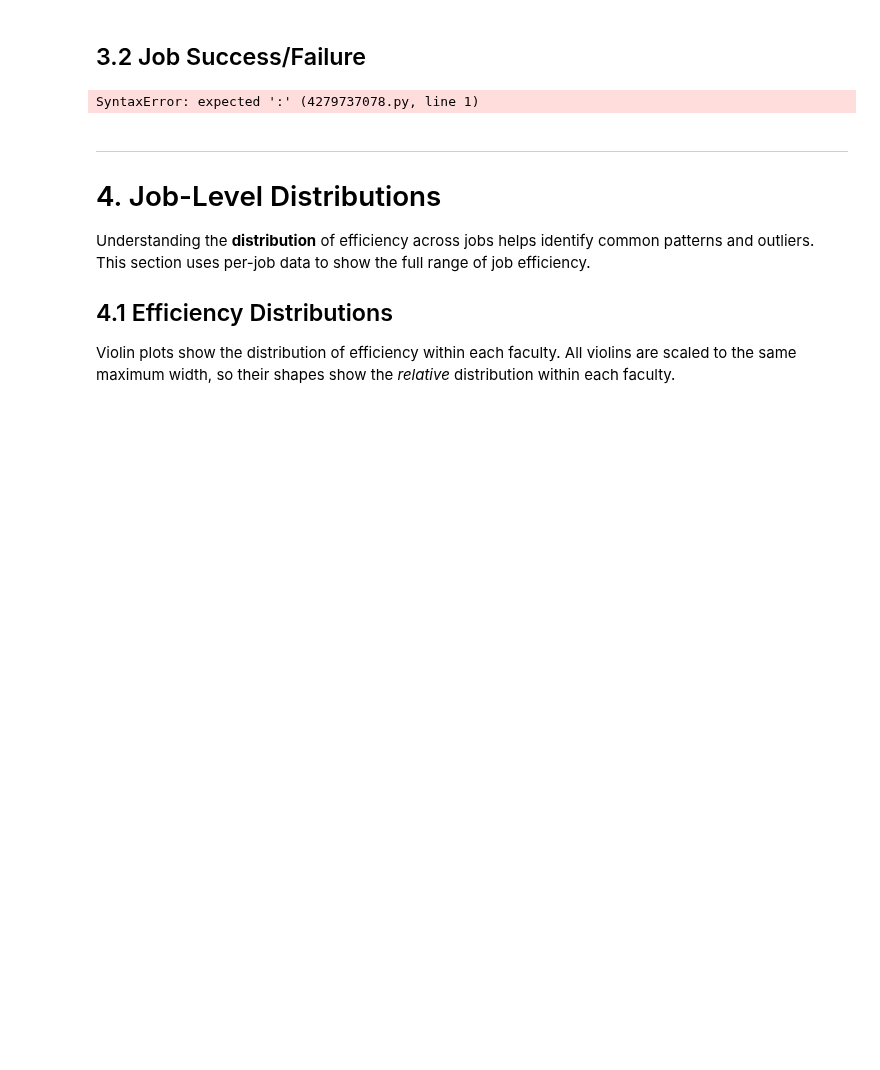
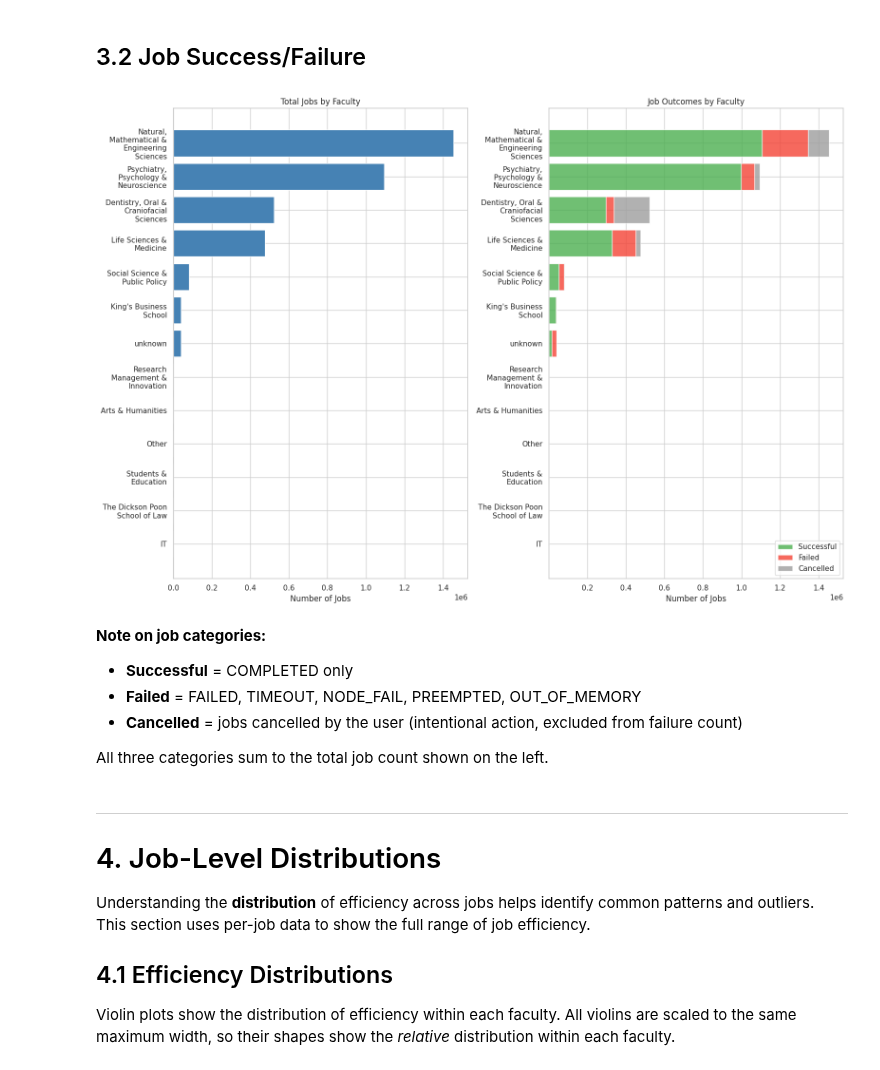
Before and after one commit to kcl-eresearch/hpc-data-analysis, a Jupyter notebook: notebooks/visualisation_users.ipynb, the cells around one changed output. Cells and saved outputs as stored; diff of their text form; code cells hidden in the pictures; blank space fills up the shorter version.

Commit message:
fix: got rid of errors in plots.

```diff
--- a/notebooks/visualisation_users.ipynb
+++ b/notebooks/visualisation_users.ipynb
@@ -447,50 +447,48 @@ Excluded 2 outlier faculties (avg mem eff > 500%): Faculty of Arts & Humanities,
 # %% [markdown]
 ## 3.2 Job Success/Failure
 # %%
-def plot_job_counts()
-
-display(Markdown("""
-**Note on job categories:**
-- **Successful** = COMPLETED only
-- **Failed** = FAILED, TIMEOUT, NODE_FAIL, PREEMPTED, OUT_OF_MEMORY
-- **Cancelled** = jobs cancelled by the user (intentional action, excluded from failure count)
-
-All three categories sum to the total job count shown on the left.
-""")):
+def plot_job_counts():
     fig, axes = plt.subplots(1, 2, figsize=(16, 11))
     sorted_df = df_faculties.sort_values('job_count', ascending=True)
 
     axes[0].barh(sorted_df['faculty_short'], sorted_df['job_count'], color='steelblue')
     axes[0].set_xlabel('Number of Jobs')
     axes[0].set_title('Total Jobs by Faculty')
 
     other = sorted_df['job_count'] - sorted_df['job_count_success'] - sorted_df['job_count_failed']
     axes[1].barh(sorted_df['faculty_short'], sorted_df['job_count_success'],
                  label='Successful', color='#4caf50', alpha=0.8)
     axes[1].barh(sorted_df['faculty_short'], sorted_df['job_count_failed'],
                  left=sorted_df['job_count_success'], label='Failed', color='#f44336', alpha=0.8)
     axes[1].barh(sorted_df['faculty_short'], other,
                  left=sorted_df['job_count_success'] + sorted_df['job_count_failed'],
                  label='Cancelled', color='#9e9e9e', alpha=0.8)
     axes[1].set_xlabel('Number of Jobs')
     axes[1].set_title('Job Outcomes by Faculty')
     axes[1].legend(loc='lower right')
 
     plt.tight_layout()
     plt.show()
 
 plot_job_counts()
 
 display(Markdown("""
 **Note on job categories:**
 - **Successful** = COMPLETED only
 - **Failed** = FAILED, TIMEOUT, NODE_FAIL, PREEMPTED, OUT_OF_MEMORY
 - **Cancelled** = jobs cancelled by the user (intentional action, excluded from failure count)
 
 All three categories sum to the total job count shown on the left.
 """))
 # %% [output]
-SyntaxError: expected ':' (4279737078.py, line 1)
+[figure, added]
+
+**Note on job categories:**
+- **Successful** = COMPLETED only
+- **Failed** = FAILED, TIMEOUT, NODE_FAIL, PREEMPTED, OUT_OF_MEMORY
+- **Cancelled** = jobs cancelled by the user (intentional action, excluded from failure count)
+
+All three categories sum to the total job count shown on the left.
 # %% [markdown]
 ---
 # 4. Job-Level Distributions
```
